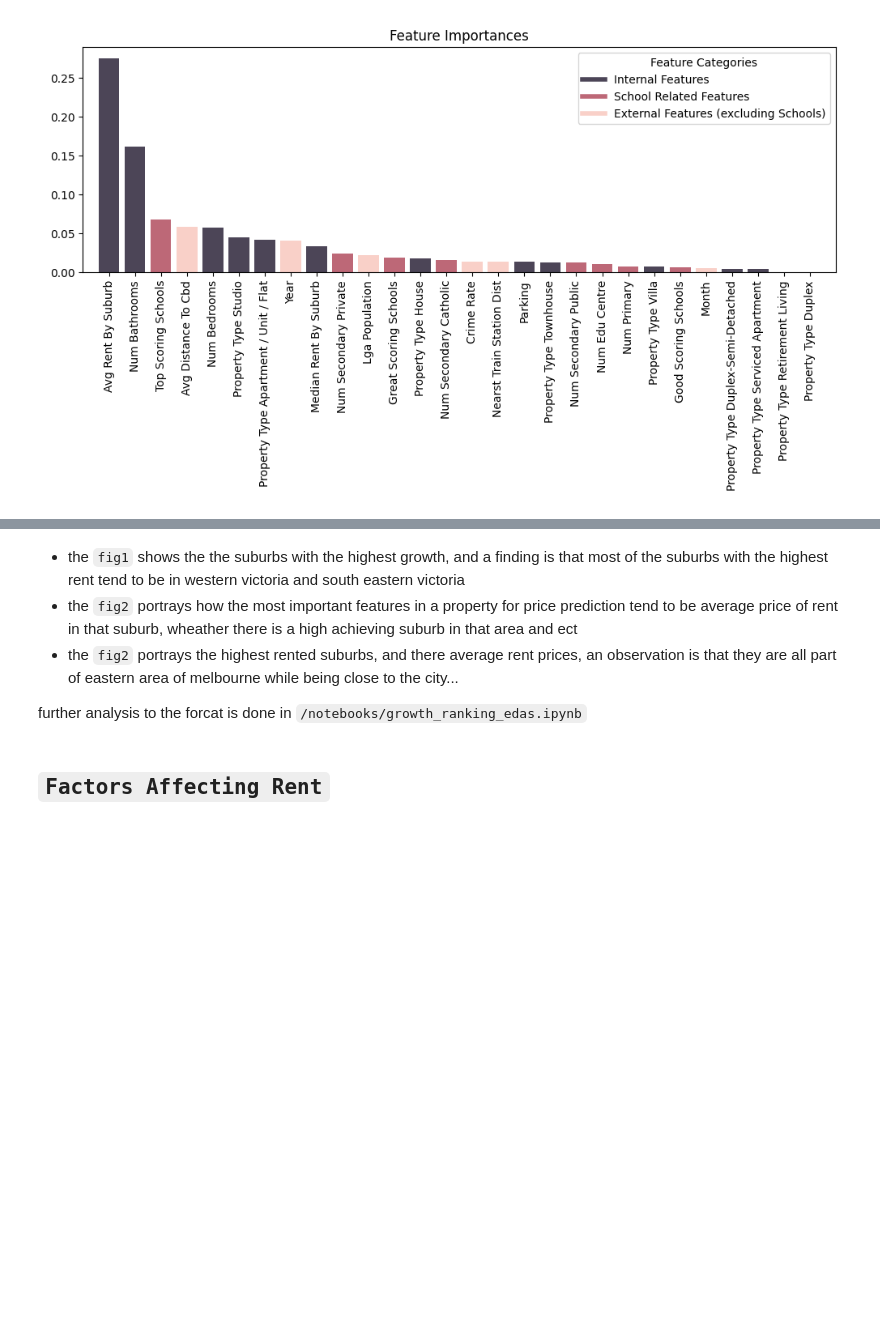
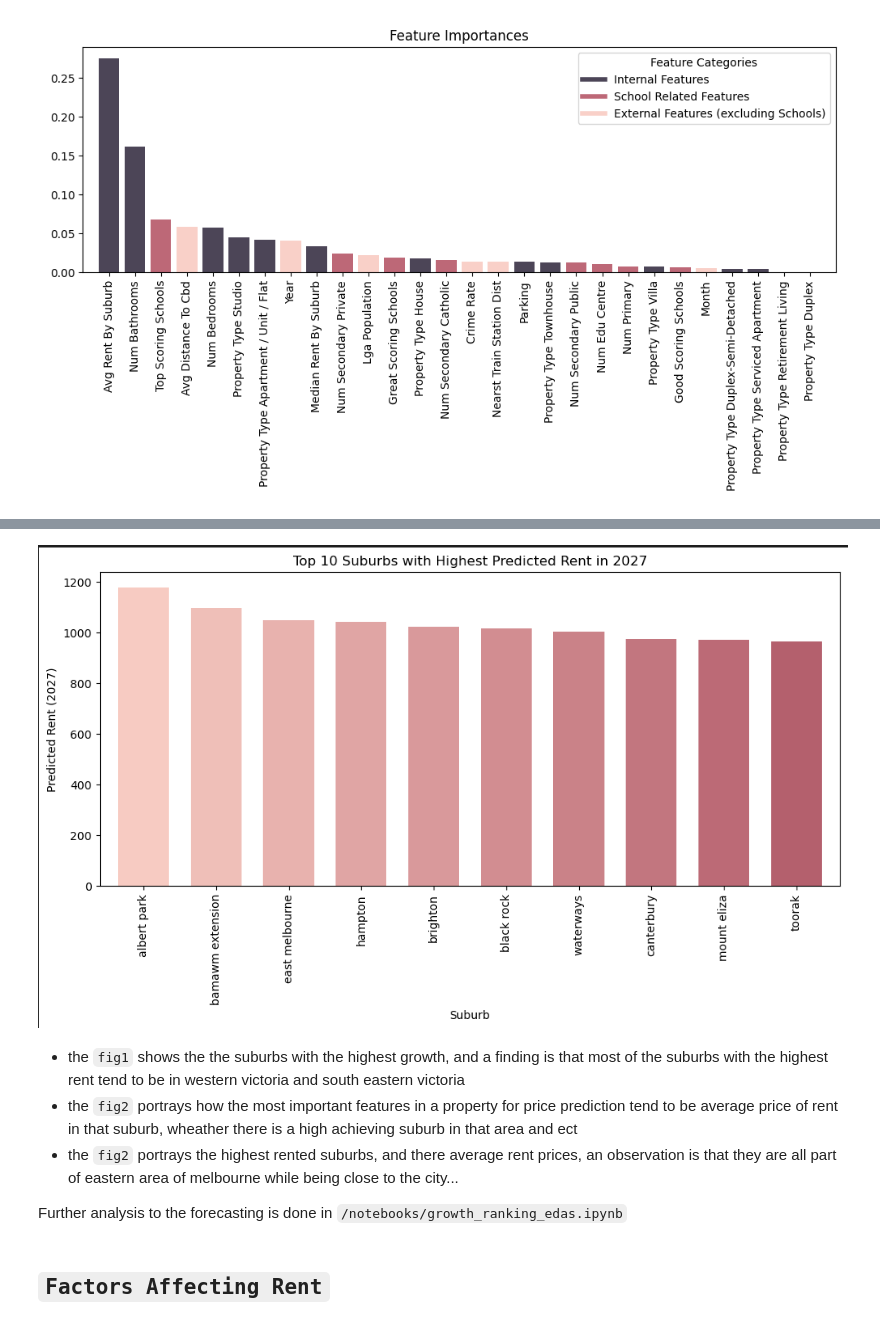
Before and after one commit to MAST30034-AppliedDataScience/project-2-group-real-estate-industry-project-32, a Jupyter notebook: notebooks/summary_notebook.ipynb, the cells around one changed output, grey strips where cells are left out. Cells and saved outputs as stored; diff of their text form; code cells hidden in the pictures; blank space fills up the shorter version.

```diff
--- a/notebooks/summary_notebook.ipynb
+++ b/notebooks/summary_notebook.ipynb
@@ -397,9 +448,13 @@ The top ten suburbs with highest average rent  `fig3`
+# %%
+Image(filename='../plots/highestrent.png')
+# %% [output]
+[figure, added]
 # %% [markdown]
 - the `fig1` shows the the suburbs with the highest growth, and a finding is that most of the suburbs with the highest rent tend to be in western victoria and south eastern victoria
 - the `fig2` portrays how the most important features in a property for price prediction tend to be average price of rent in  that suburb, wheather there is a high achieving suburb in that area and ect
 - the `fig2` portrays the highest rented suburbs, and there average rent prices, an observation is that they are all part of eastern area of melbourne while being close to the city...
 
-further analysis to the forcat is done in `/notebooks/growth_ranking_edas.ipynb`
+Further analysis to the forecasting is done in `/notebooks/growth_ranking_edas.ipynb`
 # %% [markdown]
 ## `Factors Affecting Rent`
 # %% [markdown]
```
Also changed, not shown: parts of 22 cells of this notebook.
